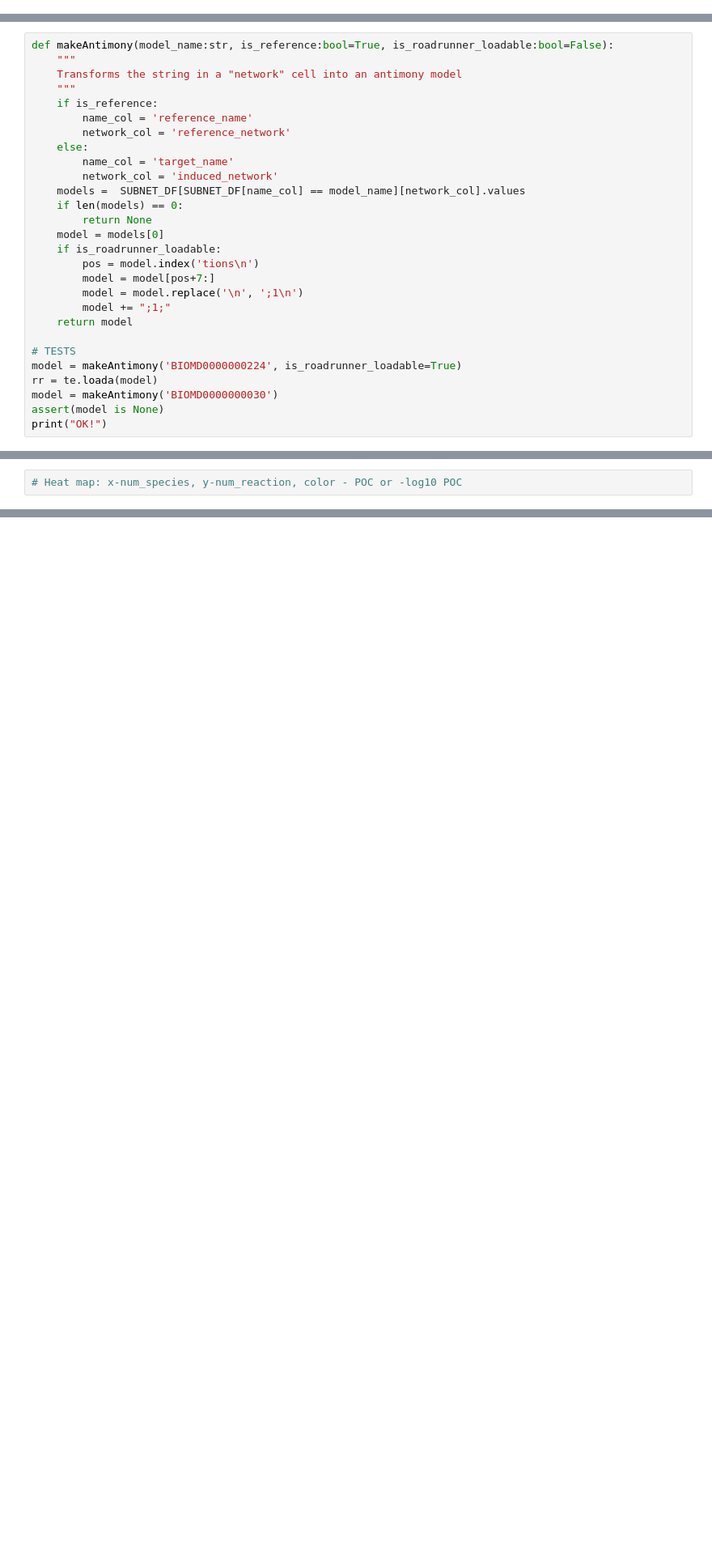
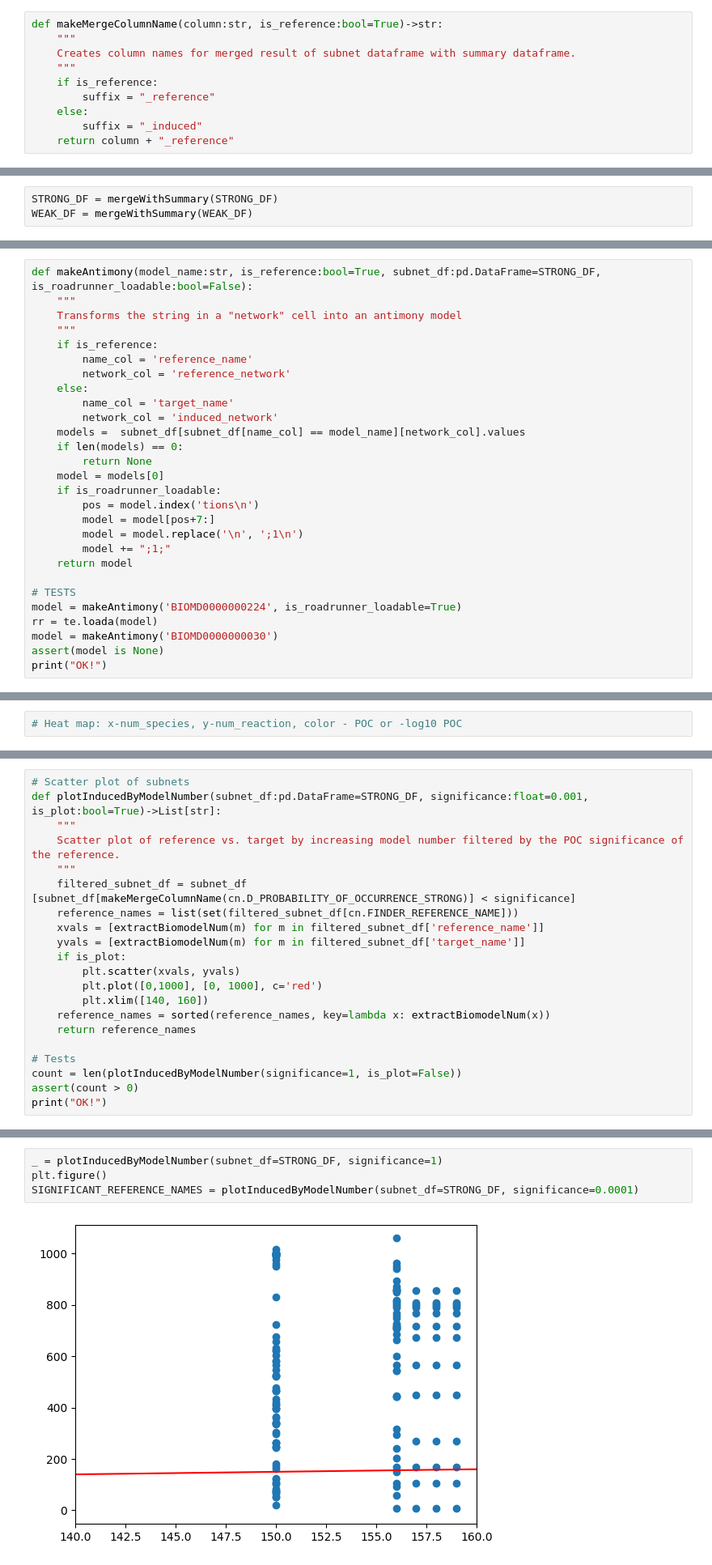
Before and after one commit to ModelEngineering/pySubnetSB, a Jupyter notebook: notebooks/analyze_biomodels_subnets.ipynb, the cells around one changed output, grey strips where cells are left out. Shown at 81% size. Drawn from its saved outputs; the diff is of its cells as text; blank space fills up the shorter version.

```diff
--- a/notebooks/analyze_biomodels_subnets.ipynb
+++ b/notebooks/analyze_biomodels_subnets.ipynb
@@ -47,3 +47,13 @@ SUMMARY_DF.head()
 | 920 | BIOMD0000000003 | 7 | 3 | 0.0 | 0.0 | 0.0 | ... |
 | 115 | BIOMD0000000004 | 7 | 5 | 0.0 | 0.0 | 0.0 | ... |
 | 572 | BIOMD0000000005 | 9 | 9 | 0.0 | 0.0 | 0.0 | ... |
+# %%
+def makeMergeColumnName(column:str, is_reference:bool=True)->str:
+    """
+    Creates column names for merged result of subnet dataframe with summary dataframe.
+    """
+    if is_reference:
+        suffix = "_reference"
+    else:
+        suffix = "_induced"
+    return column + "_reference"
@@ -50,3 +82,6 @@ SUMMARY_DF.head()
+# %%
+STRONG_DF = mergeWithSummary(STRONG_DF)
+WEAK_DF = mergeWithSummary(WEAK_DF)
 # %% [markdown]
 ## Check for duplicates
 # %% [markdown]
@@ -59,7 +94,7 @@ def makeTestDataFrame():
     return df.astype(str)
 TEST_NUM_DUPLICATE = 5
 # %%
-def makeAntimony(model_name:str, is_reference:bool=True, is_roadrunner_loadable:bool=False):
+def makeAntimony(model_name:str, is_reference:bool=True, subnet_df:pd.DataFrame=STRONG_DF, is_roadrunner_loadable:bool=False):
     """
     Transforms the string in a "network" cell into an antimony model
     """
@@ -69,7 +104,7 @@ def makeAntimony(model_name:str, is_reference:bool=True, is_roadrunner_loadable:
     else:
         name_col = 'target_name'
         network_col = 'induced_network'
-    models =  SUBNET_DF[SUBNET_DF[name_col] == model_name][network_col].values
+    models =  subnet_df[subnet_df[name_col] == model_name][network_col].values
     if len(models) == 0:
         return None
     model = models[0]
@@ -259,0 +292,21 @@ plt.scatter(SUMMARY_DF[cn.D_NUM_REACTION], SUMMARY_DF[cn.D_NUM_SPECIES])
+# %%
+# Scatter plot of subnets
+def plotInducedByModelNumber(subnet_df:pd.DataFrame=STRONG_DF, significance:float=0.001, is_plot:bool=True)->List[str]:
+    """
+    Scatter plot of reference vs. target by increasing model number filtered by the POC significance of the reference.
+    """
+    filtered_subnet_df = subnet_df [subnet_df[makeMergeColumnName(cn.D_PROBABILITY_OF_OCCURRENCE_STRONG)] < significance]
+    reference_names = list(set(filtered_subnet_df[cn.FINDER_REFERENCE_NAME]))
+    xvals = [extractBiomodelNum(m) for m in filtered_subnet_df['reference_name']]
+    yvals = [extractBiomodelNum(m) for m in filtered_subnet_df['target_name']]
+    if is_plot:
+        plt.scatter(xvals, yvals)
+        plt.plot([0,1000], [0, 1000], c='red')
+        plt.xlim([140, 160])
+    reference_names = sorted(reference_names, key=lambda x: extractBiomodelNum(x))
+    return reference_names
+
+# Tests
+count = len(plotInducedByModelNumber(significance=1, is_plot=False))
+assert(count > 0)
+print("OK!")
@@ -259,0 +320,6 @@ plt.scatter(SUMMARY_DF[cn.D_NUM_REACTION], SUMMARY_DF[cn.D_NUM_SPECIES])
+# %%
+_ = plotInducedByModelNumber(subnet_df=STRONG_DF, significance=1)
+plt.figure()
+SIGNIFICANT_REFERENCE_NAMES = plotInducedByModelNumber(subnet_df=STRONG_DF, significance=0.0001)
+# %% [output]
+[figure, added]
```
Also changed, not shown: parts of 21 cells of this notebook, 1 other file.
